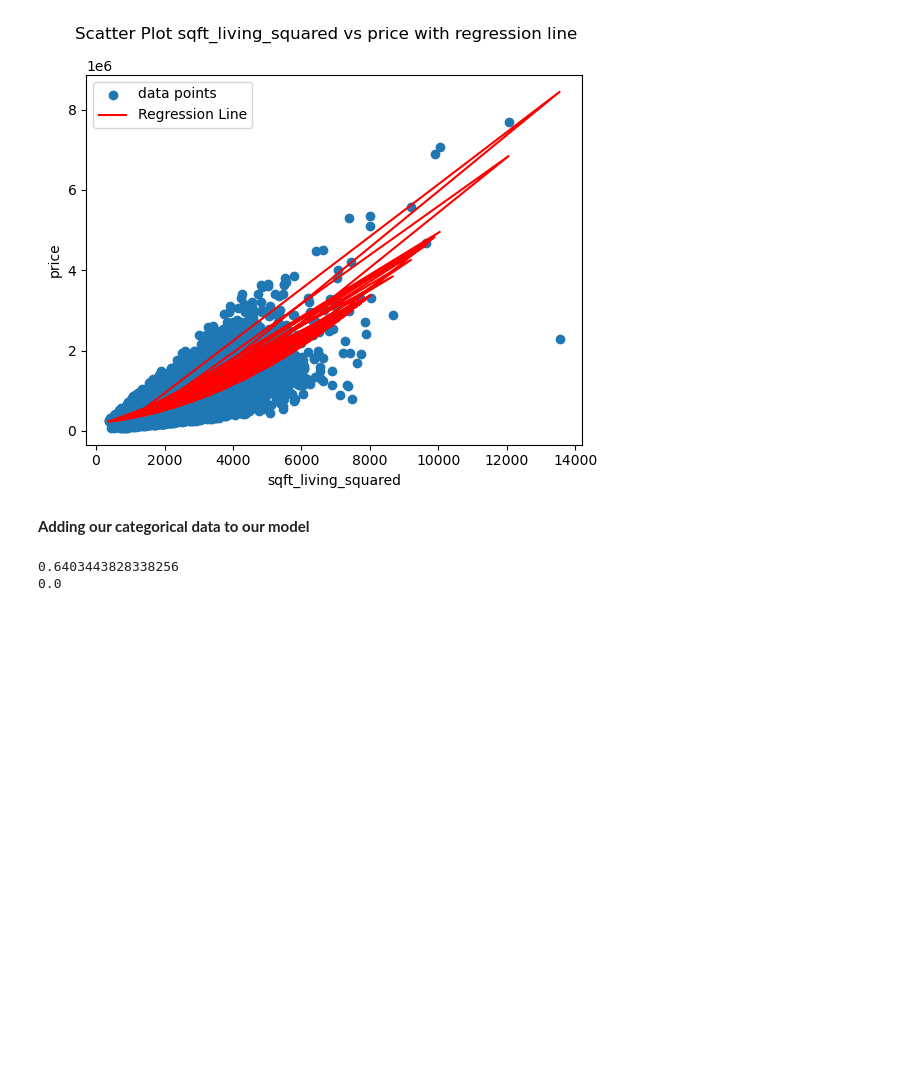
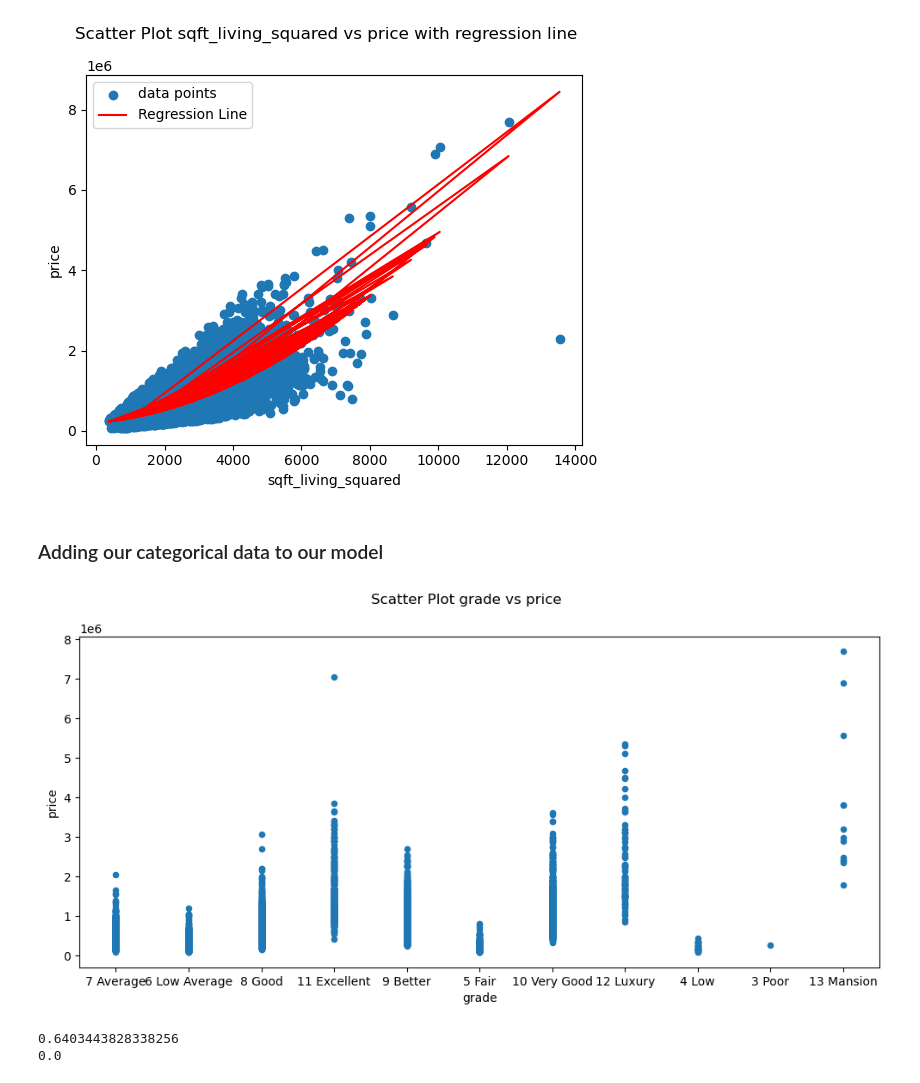
Before and after one commit to mauricenjogu/phase_2_project, a Jupyter notebook: Untitled.ipynb, the cells around one changed output. Drawn from its saved outputs; the diff is of its cells as text; code cells hidden in the pictures; blank space fills up the shorter version.

```diff
--- a/Untitled.ipynb
+++ b/Untitled.ipynb
@@ -306,7 +312,18 @@ ax.legend();
 # %% [output]
 [figure]
 # %% [markdown]
-**Adding our categorical data to our model**
+### Adding our categorical data to our model
+# %%
+#having a view of categorical data vs price
+fig, axes = plt.subplots(ncols=1, figsize=(12,5))
+data.plot.scatter(x='grade',y="price", ax=axes);
+ax.set_xlabel('grade')
+ax.set_ylabel('price')
+fig.suptitle("Scatter Plot grade vs price")
+ax.legend();
+#plt.savefig('grade_scatter.png');
+# %% [output]
+[figure, added]
 # %%
 #creating model from our prepared data
 X_selected_cols_dum=selected_cols_dum.drop(["price"], axis=1)
```
Also changed, not shown: parts of 6 cells of this notebook, 4 other files.
